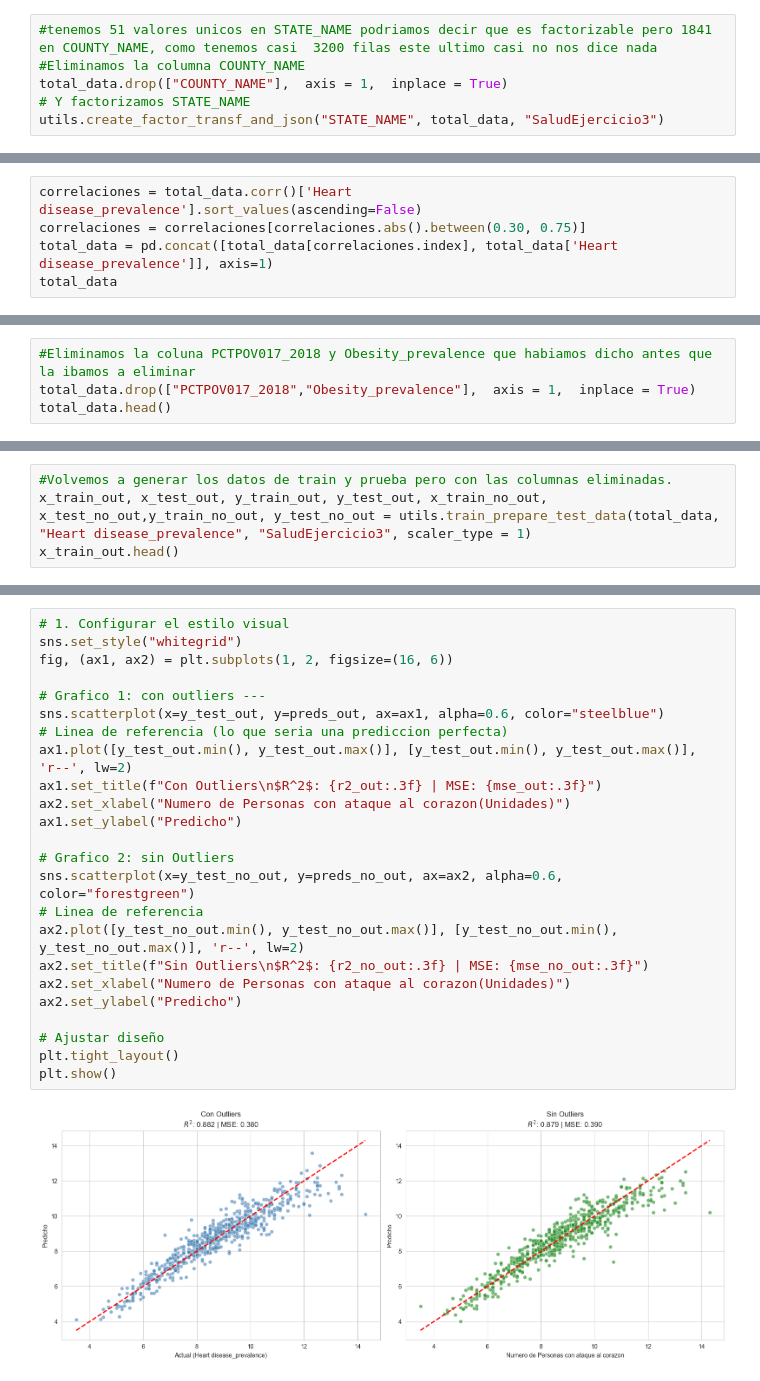
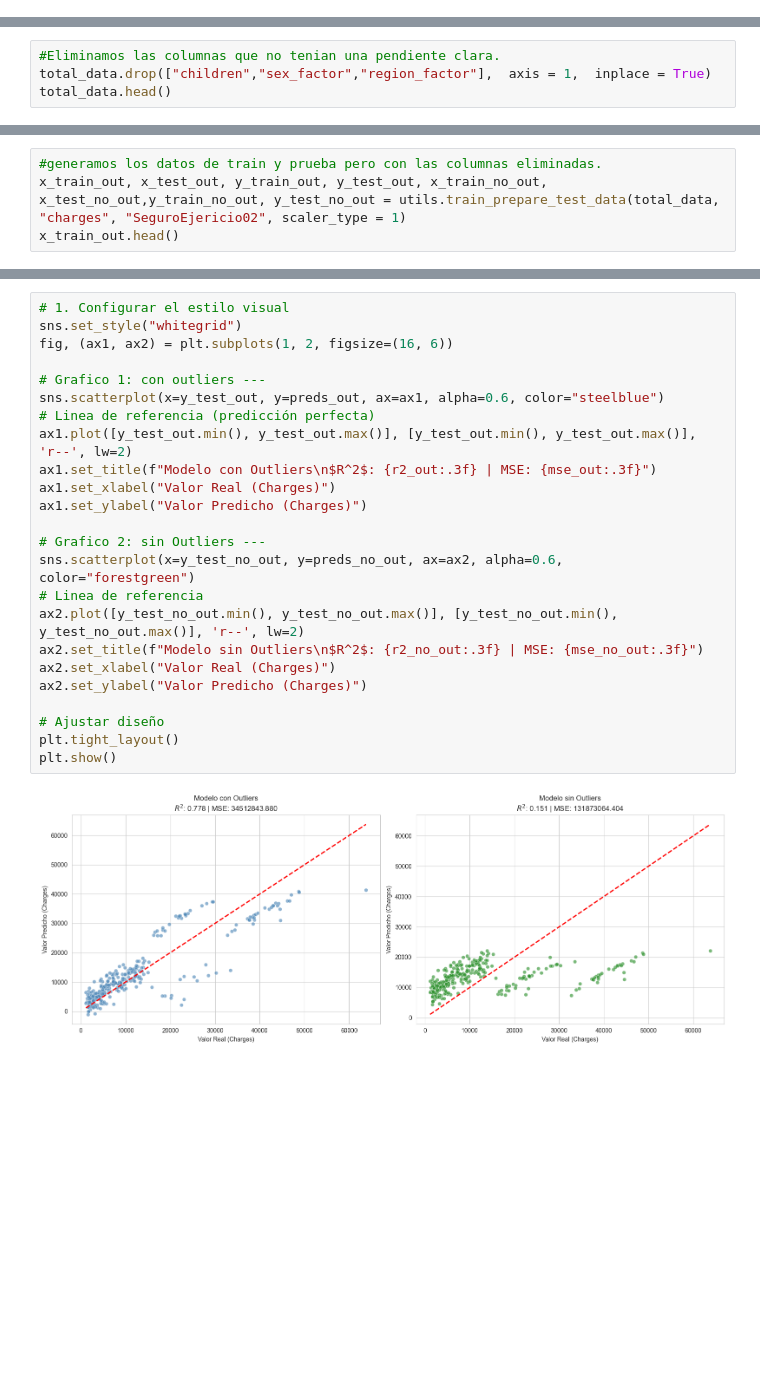
Before and after one commit to 4GeeksAcademy/andrupax94-intro-ml, a Jupyter notebook: src/02-linear-regression-medical-insurance-cost.ipynb, the cells around one changed output, grey strips where cells are left out. Drawn from its saved outputs; the diff is of its cells as text; blank space fills up the shorter version.

```diff
--- a/src/02-linear-regression-medical-insurance-cost.ipynb
+++ b/src/02-linear-regression-medical-insurance-cost.ipynb
@@ -208,6 +111,0 @@ Numero de COUNTY unicos: 1841
-# %%
-#tenemos 51 valores unicos en STATE_NAME podriamos decir que es factorizable pero 1841 en COUNTY_NAME, como tenemos casi  3200 filas este ultimo casi no nos dice nada
-#Eliminamos la columna COUNTY_NAME
-total_data.drop(["COUNTY_NAME"],  axis = 1,  inplace = True)
-# Y factorizamos STATE_NAME
-utils.create_factor_transf_and_json("STATE_NAME", total_data, "SaludEjercicio3")
@@ -216,5 +111,0 @@ Json guardado en: ../data/processed/factories/SaludEjercicio3\STATE_NAME_factory
-# %%
-correlaciones = total_data.corr()['Heart disease_prevalence'].sort_values(ascending=False)
-correlaciones = correlaciones[correlaciones.abs().between(0.30, 0.75)]
-total_data = pd.concat([total_data[correlaciones.index], total_data['Heart disease_prevalence']], axis=1)
-total_data
@@ -311,5 +187,5 @@ plt.show()
 # %%
-#Eliminamos la coluna PCTPOV017_2018 y Obesity_prevalence que habiamos dicho antes que la ibamos a eliminar
-total_data.drop(["PCTPOV017_2018","Obesity_prevalence"],  axis = 1,  inplace = True)
+#Eliminamos las columnas que no tenian una pendiente clara.
+total_data.drop(["children","sex_factor","region_factor"],  axis = 1,  inplace = True)
 total_data.head()
 # %% [output]
@@ -322,5 +198,5 @@ total_data.head()
 # %%
-#Volvemos a generar los datos de train y prueba pero con las columnas eliminadas.
-x_train_out, x_test_out, y_train_out, y_test_out, x_train_no_out, x_test_no_out,y_train_no_out, y_test_no_out = utils.train_prepare_test_data(total_data, "Heart disease_prevalence", "SaludEjercicio3", scaler_type = 1)
+#generamos los datos de train y prueba pero con las columnas eliminadas.
+x_train_out, x_test_out, y_train_out, y_test_out, x_train_no_out, x_test_no_out,y_train_no_out, y_test_no_out = utils.train_prepare_test_data(total_data, "charges", "SeguroEjericio02", scaler_type = 1)
 x_train_out.head()
 # %% [output]
@@ -345,26 +221,26 @@ MSE con outliers: 0.3797329234692018
 # %%
 # 1. Configurar el estilo visual
 sns.set_style("whitegrid")
 fig, (ax1, ax2) = plt.subplots(1, 2, figsize=(16, 6))
 
 # Grafico 1: con outliers ---
 sns.scatterplot(x=y_test_out, y=preds_out, ax=ax1, alpha=0.6, color="steelblue")
-# Linea de referencia (lo que seria una prediccion perfecta)
+# Linea de referencia (predicción perfecta)
 ax1.plot([y_test_out.min(), y_test_out.max()], [y_test_out.min(), y_test_out.max()], 'r--', lw=2)
-ax1.set_title(f"Con Outliers\n$R^2$: {r2_out:.3f} | MSE: {mse_out:.3f}")
-ax2.set_xlabel("Numero de Personas con ataque al corazon(Unidades)")
-ax1.set_ylabel("Predicho")
+ax1.set_title(f"Modelo con Outliers\n$R^2$: {r2_out:.3f} | MSE: {mse_out:.3f}")
+ax1.set_xlabel("Valor Real (Charges)")
+ax1.set_ylabel("Valor Predicho (Charges)")
 
-# Grafico 2: sin Outliers
+# Grafico 2: sin Outliers ---
 sns.scatterplot(x=y_test_no_out, y=preds_no_out, ax=ax2, alpha=0.6, color="forestgreen")
 # Linea de referencia
 ax2.plot([y_test_no_out.min(), y_test_no_out.max()], [y_test_no_out.min(), y_test_no_out.max()], 'r--', lw=2)
-ax2.set_title(f"Sin Outliers\n$R^2$: {r2_no_out:.3f} | MSE: {mse_no_out:.3f}")
-ax2.set_xlabel("Numero de Personas con ataque al corazon(Unidades)")
-ax2.set_ylabel("Predicho")
+ax2.set_title(f"Modelo sin Outliers\n$R^2$: {r2_no_out:.3f} | MSE: {mse_no_out:.3f}")
+ax2.set_xlabel("Valor Real (Charges)")
+ax2.set_ylabel("Valor Predicho (Charges)")
 
 # Ajustar diseño
 plt.tight_layout()
 plt.show()
 # %% [output]
-[figure, old version]
+[figure, new version]
```
Also changed, not shown: parts of 38 cells of this notebook, 3 other files.
